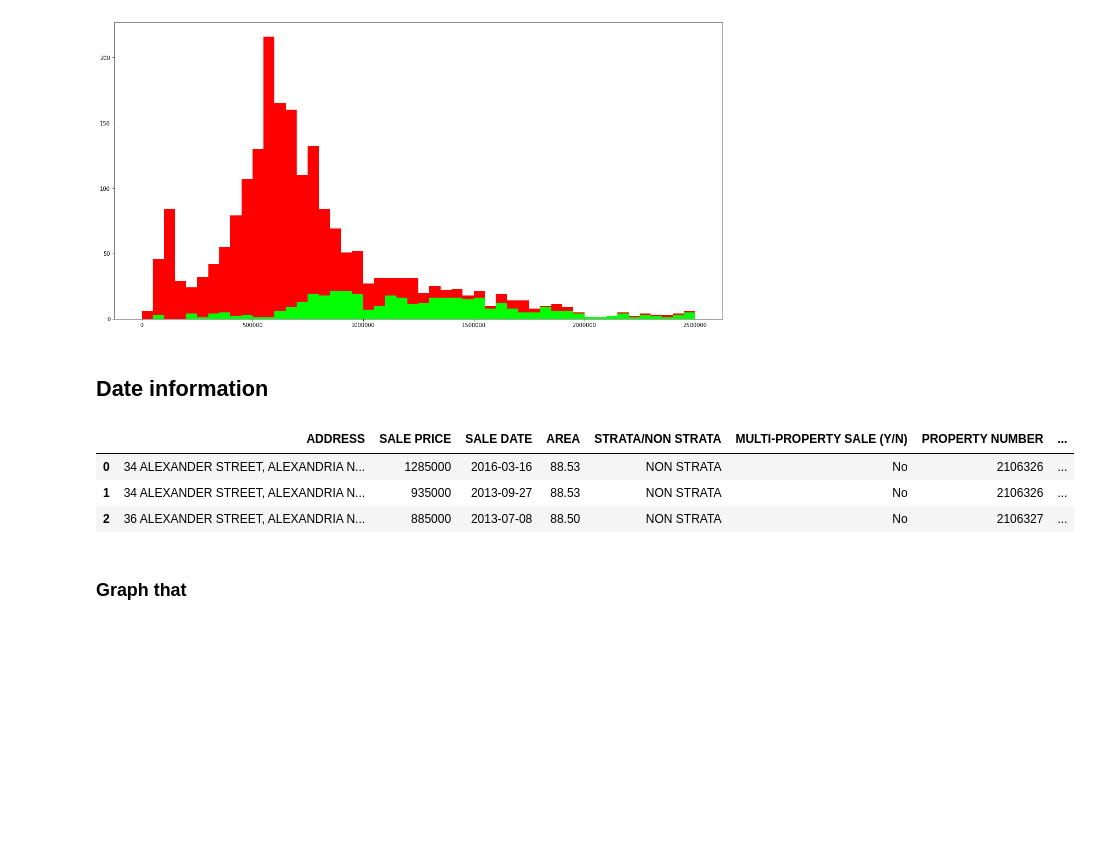
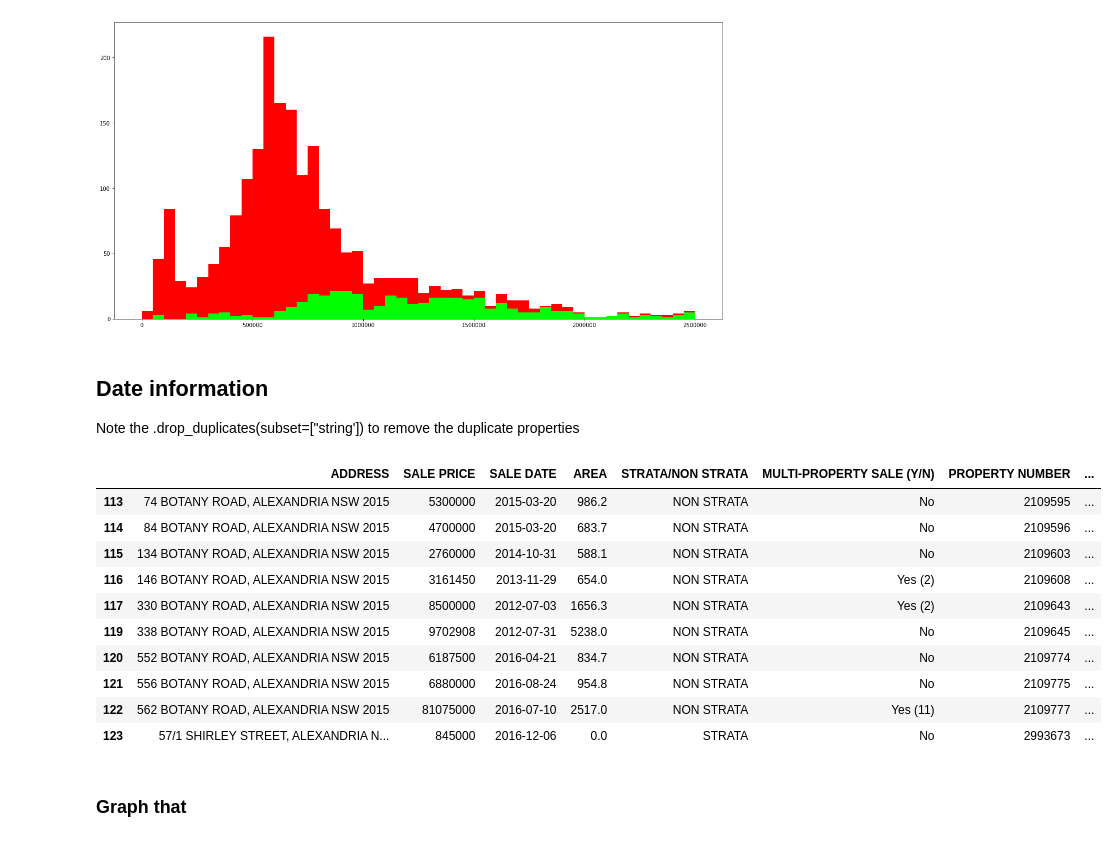
Before and after one commit to alexlewis20/code1161base, a Jupyter notebook: week6/Week 6 Notebook Sandpit.ipynb, the cells around one changed output. Cells and saved outputs as stored; diff of their text form; code cells hidden in the pictures; blank space fills up the shorter version.

```diff
--- a/week6/Week 6 Notebook Sandpit.ipynb
+++ b/week6/Week 6 Notebook Sandpit.ipynb
@@ -82,20 +75,30 @@ plt.hist(non_strata_price, bins=50, range=(0, 2500000), facecolor="#00FF00", alp
 plt.show()
 # %% [output]
 [figure]
-# %% [markdown]
-## Date information
+# %% [markdown]
+## Date information
+Note the .drop_duplicates(subset=["string']) to remove the duplicate properties
 # %%
 sales_data = pd.read_csv(filepath,
                          infer_datetime_format=True,
                          parse_dates=["SALE DATE"],
                          dayfirst=True)
 
-sales_data.head(3)
+sales_data = sales_data.drop_duplicates(subset=["DEALING NUMBER"])
+
+sales_data[110:125].head(10)
 # %% [output]
 |  | ADDRESS | SALE PRICE | SALE DATE | AREA | STRATA/NON STRATA | MULTI-PROPERTY SALE (Y/N) | PROPERTY NUMBER | ... |
-| 0 | 34 ALEXANDER STREET, ALEXANDRIA N... | 1285000 | 2016-03-16 | 88.53 | NON STRATA | No | 2106326 | ... |
-| 1 | 34 ALEXANDER STREET, ALEXANDRIA N... | 935000 | 2013-09-27 | 88.53 | NON STRATA | No | 2106326 | ... |
-| 2 | 36 ALEXANDER STREET, ALEXANDRIA N... | 885000 | 2013-07-08 | 88.50 | NON STRATA | No | 2106327 | ... |
+| 113 | 74 BOTANY ROAD, ALEXANDRIA NSW 2015 | 5300000 | 2015-03-20 | 986.2 | NON STRATA | No | 2109595 | ... |
+| 114 | 84 BOTANY ROAD, ALEXANDRIA NSW 2015 | 4700000 | 2015-03-20 | 683.7 | NON STRATA | No | 2109596 | ... |
+| 115 | 134 BOTANY ROAD, ALEXANDRIA NSW 2015 | 2760000 | 2014-10-31 | 588.1 | NON STRATA | No | 2109603 | ... |
+| 116 | 146 BOTANY ROAD, ALEXANDRIA NSW 2015 | 3161450 | 2013-11-29 | 654.0 | NON STRATA | Yes (2) | 2109608 | ... |
+| 117 | 330 BOTANY ROAD, ALEXANDRIA NSW 2015 | 8500000 | 2012-07-03 | 1656.3 | NON STRATA | Yes (2) | 2109643 | ... |
+| 119 | 338 BOTANY ROAD, ALEXANDRIA NSW 2015 | 9702908 | 2012-07-31 | 5238.0 | NON STRATA | No | 2109645 | ... |
+| 120 | 552 BOTANY ROAD, ALEXANDRIA NSW 2015 | 6187500 | 2016-04-21 | 834.7 | NON STRATA | No | 2109774 | ... |
+| 121 | 556 BOTANY ROAD, ALEXANDRIA NSW 2015 | 6880000 | 2016-08-24 | 954.8 | NON STRATA | No | 2109775 | ... |
+| 122 | 562 BOTANY ROAD, ALEXANDRIA NSW 2015 | 81075000 | 2016-07-10 | 2517.0 | NON STRATA | Yes (11) | 2109777 | ... |
+| 123 | 57/1 SHIRLEY STREET, ALEXANDRIA N... | 845000 | 2016-12-06 | 0.0 | STRATA | No | 2993673 | ... |
 # %% [markdown]
 ### Graph that
 # %%
```
Also changed, not shown: parts of 3 cells of this notebook, 3 other files.
